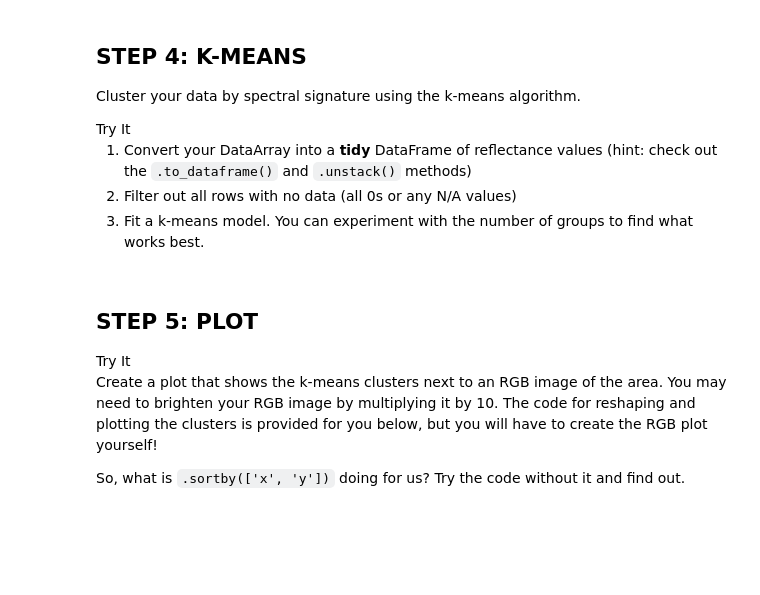
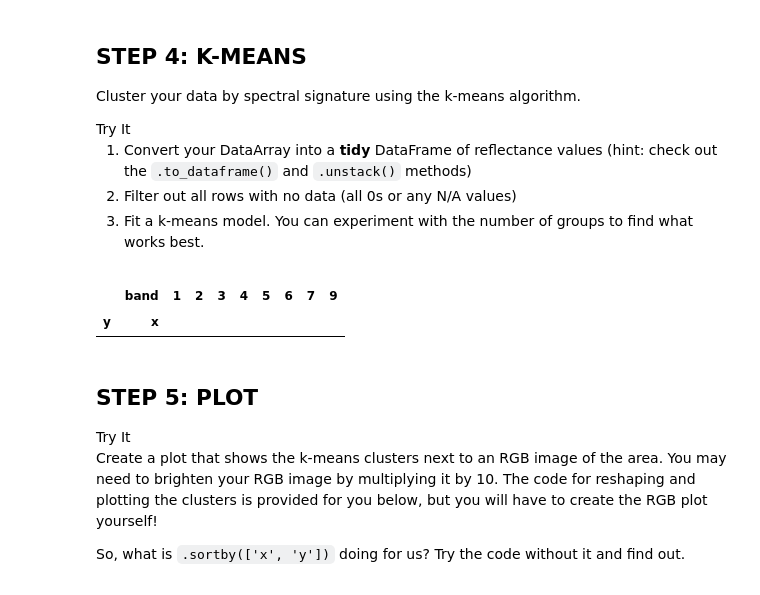
Before and after one commit to earthlab-education/clustering-hanried, a Jupyter notebook: clustering.ipynb, the cells around one changed output. Cells and saved outputs as stored; diff of their text form; code cells hidden in the pictures; blank space fills up the shorter version.

Commit message:
started k means

```diff
--- a/clustering.ipynb
+++ b/clustering.ipynb
@@ -1220,9 +1227,9 @@ reflectance_da_df.loc[0].da.name
 # %% [markdown]
 Solution code for merging
 # %%
-@cached('delta_reflectance_da')
+@cached('delta_reflectance_da', override=False)
 def merge_and_composite_arrays(granule_da_df):
-    # Merge and composite and image for each band
+    # Merge and composite an image for each band
     df_list = []
     da_list = []
     for band, band_df in tqdm(granule_da_df.groupby('band')):
@@ -1232,12 +1239,21 @@ def merge_and_composite_arrays(granule_da_df):
             merged_da = rxrmerge.merge_arrays(list(date_df.da))
             # Mask negative values
             merged_da = merged_da.where(merged_da>0)
+            ## add merged dataarrays w/ negative values masked to the merged_das list
             merged_das.append(merged_da)
 
         # Composite images across dates
+        ## concatenate merged dataarrays along the datetime dimension and
+        ## reduce the dataarray's data by finding the median datetime
         composite_da = xr.concat(merged_das, dim='datetime').median('datetime')
-        composite_da['band'] = int(band[1:])
+        ## add a column to the composite_da called band
+        composite_da['band'] = (
+            ## [1:] will just look at elements from index 1 to the end (ignores index 0),
+            ## int converts the value to an integer
+            int(band[1:]))
+        ## the name of the composite dataarray will be reflectance
         composite_da.name = 'reflectance'
+        ## add the composite_da to the da_list
         da_list.append(composite_da)
 
     return xr.concat(da_list, dim='band')
@@ -1278,30 +1294,34 @@ find what works best.</li>
 # %%
 # Convert spectral DataArray to a tidy DataFrame
 # Create a column for each of the bands
-## model_df = reflectance_df.to_dataframe().reflectance.unstack('band)
+model_df = reflectance_da.to_dataframe().reflectance.unstack('band')
 
 # drop bands 10 and 11 and any rows w/ NaN values
-## model_df = model_df.drop(columns = [10,11]).drop(na)
+model_df = model_df.drop(columns = [10,11]).dropna()
+model_df
 
 # Check that the ranges make sense (should be from 0-1) by checking min and max values
 ## min_values = model_df.min()
 ## max_values = model_df.max()
 ## print(min_values)
 ## pring(max_values)
 
-# Initialize k means
+# Initialize k means model
 ## k_means = KMeans(n_clusters = 5)
 
 # Fit model and predict
 ## prediction = k_means.fit_predict(model_df.values)
 
-# Add cluster label to df
+# Add cluster labels to df
 ## model_df['clusters'] = prediction
 
 # Running the fit and predict functions at the same time.
 # We can do this since we don't have target data.
 
 # Add the predicted values back to the model DataFrame
+# %% [output]
+|  | band | 1 | 2 | 3 | 4 | 5 | 6 | 7 | 9 |
+| y | x |  |  |  |  |  |  |  |  |
 # %% [markdown]
 ## STEP 5: PLOT
 
```
Also changed, not shown: parts of 4 cells of this notebook.
